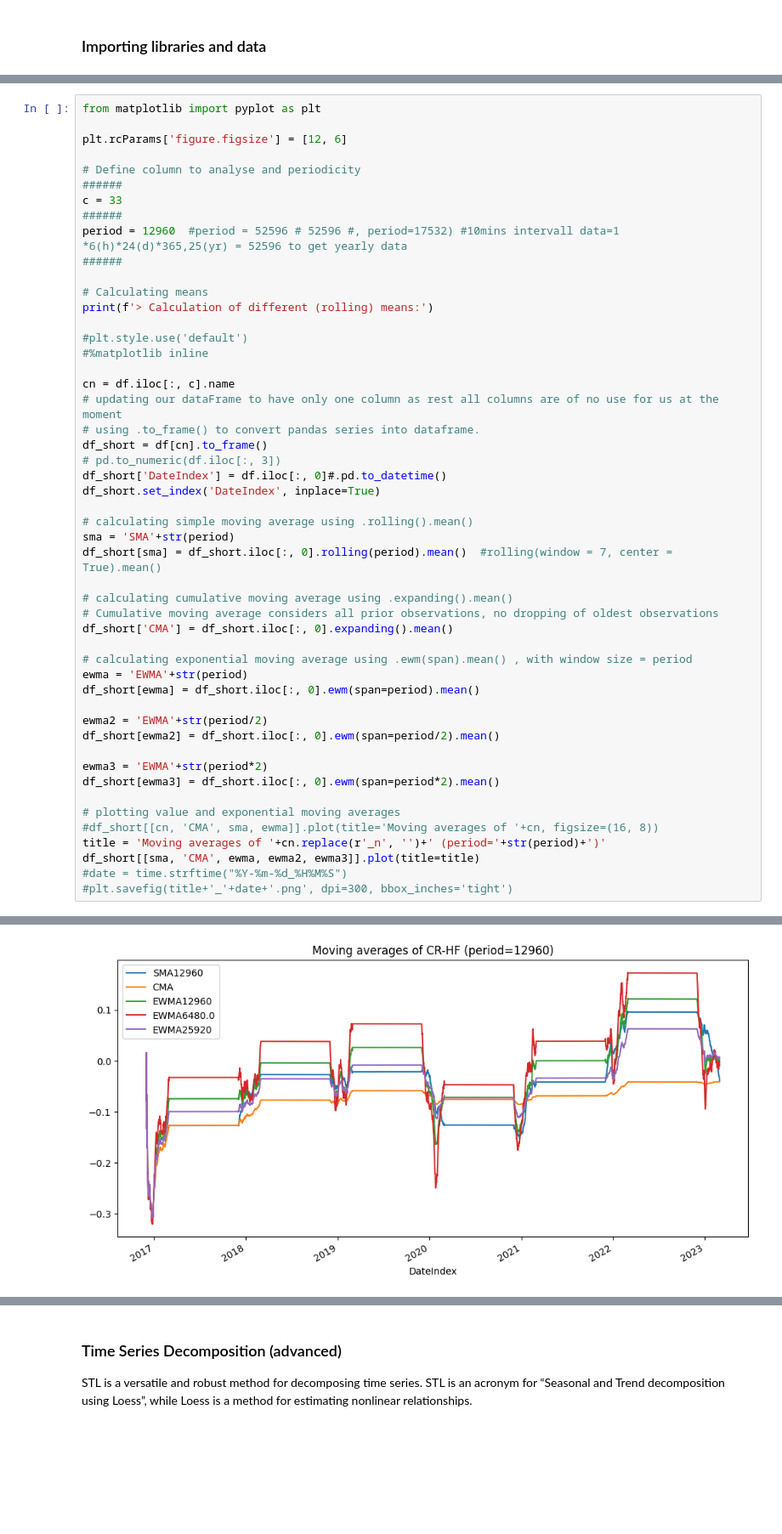
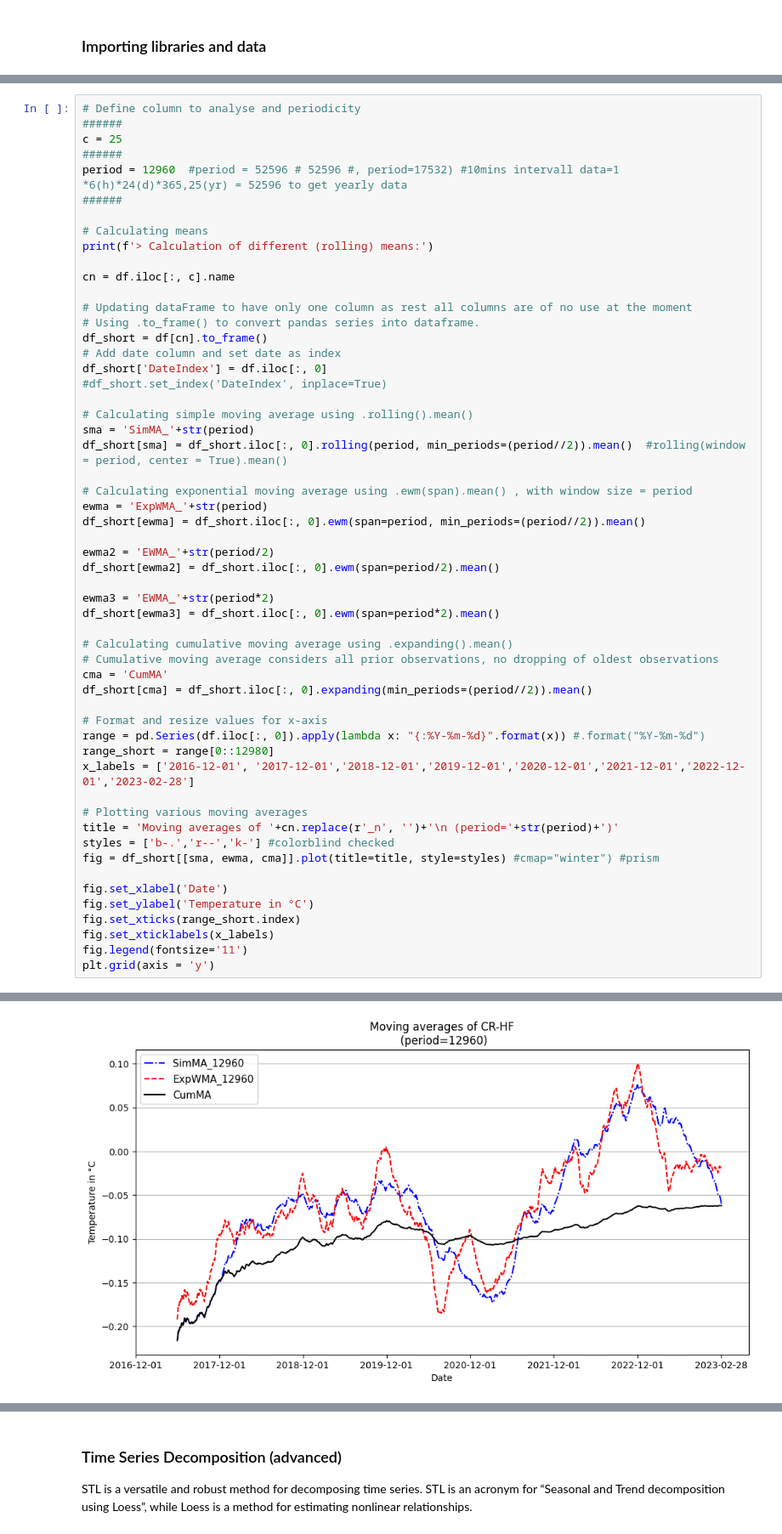
Before and after one commit to anemac1/BA_code, a Jupyter notebook: 41_analyse_trend+seasonality.ipynb, the cells around one changed output, grey strips where cells are left out. Shown at 85% size. Drawn from its saved outputs; the diff is of its cells as text; blank space fills up the shorter version.

Commit message:
commit with data

```diff
--- a/41_analyse_trend+seasonality.ipynb
+++ b/41_analyse_trend+seasonality.ipynb
@@ -122,13 +117,9 @@ As sometimes 30mins intervals are resampled to 10mins before analysis also a per
 For subsets other periods are used:
 * 3 Months: 12960 for 90 days, 13149 for 91.3125 days (a quarter of a year considering leapyears: 365.25)
 # %%
-from matplotlib import pyplot as plt
-
-plt.rcParams['figure.figsize'] = [12, 6]
-
 # Define column to analyse and periodicity
 ######
-c = 33
+c = 25
 ######
 period = 12960  #period = 52596 # 52596 #, period=17532) #10mins intervall data=1 *6(h)*24(d)*365,25(yr) = 52596 to get yearly data
 ######
@@ -136,40 +127,49 @@ period = 12960  #period = 52596 # 52596 #, period=17532) #10mins intervall data=
 # Calculating means
 print(f'> Calculation of different (rolling) means:')
 
-#plt.style.use('default')
-#%matplotlib inline
+cn = df.iloc[:, c].name
 
-cn = df.iloc[:, c].name
-# updating our dataFrame to have only one column as rest all columns are of no use for us at the moment
-# using .to_frame() to convert pandas series into dataframe.
+# Updating dataFrame to have only one column as rest all columns are of no use at the moment
+# Using .to_frame() to convert pandas series into dataframe.
 df_short = df[cn].to_frame()
-# pd.to_numeric(df.iloc[:, 3])
-df_short['DateIndex'] = df.iloc[:, 0]#.pd.to_datetime()
-df_short.set_index('DateIndex', inplace=True)
+# Add date column and set date as index
+df_short['DateIndex'] = df.iloc[:, 0]
+#df_short.set_index('DateIndex', inplace=True)
 
-# calculating simple moving average using .rolling().mean()
-sma = 'SMA'+str(period)
-df_short[sma] = df_short.iloc[:, 0].rolling(period).mean()  #rolling(window = 7, center = True).mean()
+# Calculating simple moving average using .rolling().mean()
+sma = 'SimMA_'+str(period)
+df_short[sma] = df_short.iloc[:, 0].rolling(period, min_periods=(period//2)).mean()  #rolling(window = period, center = True).mean()
 
-# calculating cumulative moving average using .expanding().mean()
-# Cumulative moving average considers all prior observations, no dropping of oldest observations
-df_short['CMA'] = df_short.iloc[:, 0].expanding().mean()
+# Calculating exponential moving average using .ewm(span).mean() , with window size = period
+ewma = 'ExpWMA_'+str(period)
+df_short[ewma] = df_short.iloc[:, 0].ewm(span=period, min_periods=(period//2)).mean()
 
-# calculating exponential moving average using .ewm(span).mean() , with window size = period
-ewma = 'EWMA'+str(period)
-df_short[ewma] = df_short.iloc[:, 0].ewm(span=period).mean()
-
-ewma2 = 'EWMA'+str(period/2)
+ewma2 = 'EWMA_'+str(period/2)
 df_short[ewma2] = df_short.iloc[:, 0].ewm(span=period/2).mean()
 
-ewma3 = 'EWMA'+str(period*2)
+ewma3 = 'EWMA_'+str(period*2)
 df_short[ewma3] = df_short.iloc[:, 0].ewm(span=period*2).mean()
 
-# plotting value and exponential moving averages
-#df_short[[cn, 'CMA', sma, ewma]].plot(title='Moving averages of '+cn, figsize=(16, 8))
-title = 'Moving averages of '+cn.replace(r'_n', '')+' (period='+str(period)+')'
-df_short[[sma, 'CMA', ewma, ewma2, ewma3]].plot(title=title)
-#date = time.strftime("%Y-%m-%d_%H%M%S")
-#plt.savefig(title+'_'+date+'.png', dpi=300, bbox_inches='tight')
+# Calculating cumulative moving average using .expanding().mean()
+# Cumulative moving average considers all prior observations, no dropping of oldest observations
+cma = 'CumMA'
+df_short[cma] = df_short.iloc[:, 0].expanding(min_periods=(period//2)).mean()
+
+# Format and resize values for x-axis
+range = pd.Series(df.iloc[:, 0]).apply(lambda x: "{:%Y-%m-%d}".format(x)) #.format("%Y-%m-%d")
+range_short = range[0::12980]
+x_labels = ['2016-12-01', '2017-12-01','2018-12-01','2019-12-01','2020-12-01','2021-12-01','2022-12-01','2023-02-28']
+
+# Plotting various moving averages
+title = 'Moving averages of '+cn.replace(r'_n', '')+'\n (period='+str(period)+')'
+styles = ['b-.','r--','k-'] #colorblind checked
+fig = df_short[[sma, ewma, cma]].plot(title=title, style=styles) #cmap="winter") #prism
+
+fig.set_xlabel('Date')
+fig.set_ylabel('Temperature in °C')
+fig.set_xticks(range_short.index)
+fig.set_xticklabels(x_labels)
+fig.legend(fontsize='11')
+plt.grid(axis = 'y')
 # %% [output]
 > Calculation of different (rolling) means:
@@ -177,2 +176,2 @@ df_short[[sma, 'CMA', ewma, ewma2, ewma3]].plot(title=title)
-[figure, old version]
+[figure, new version]
 # %% [markdown]
```
Also changed, not shown: parts of 45 cells of this notebook, 8 other files.
